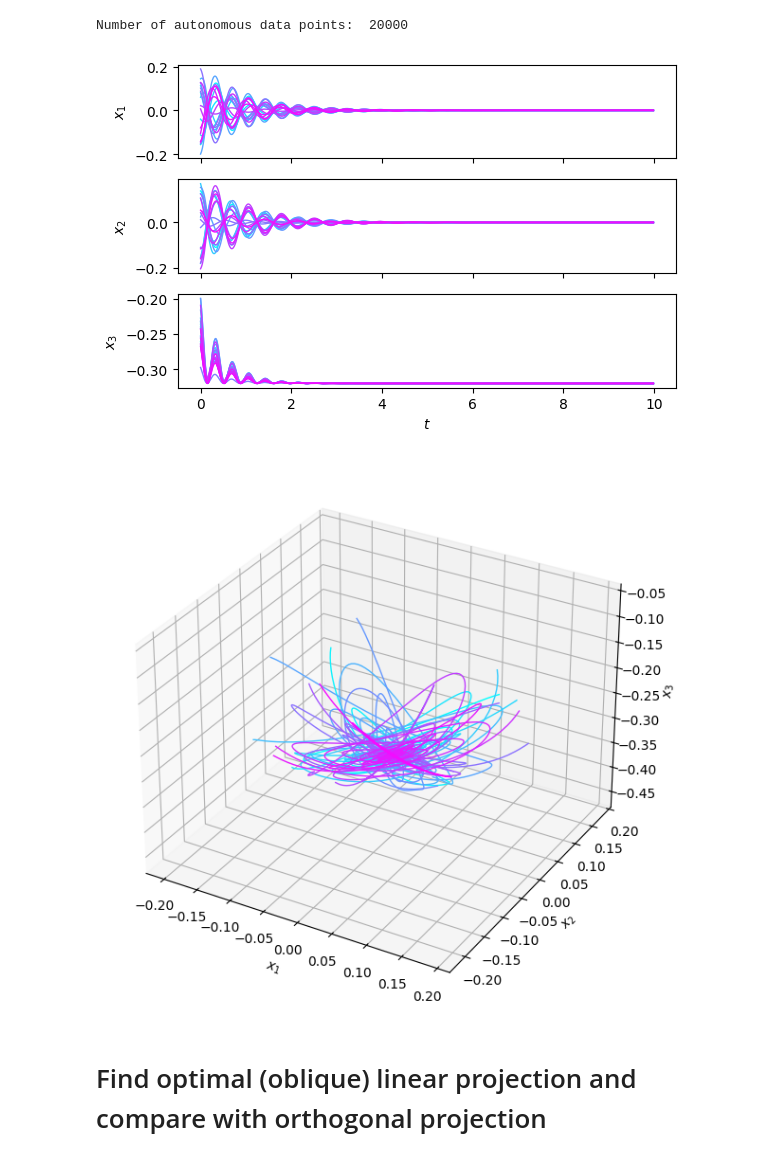
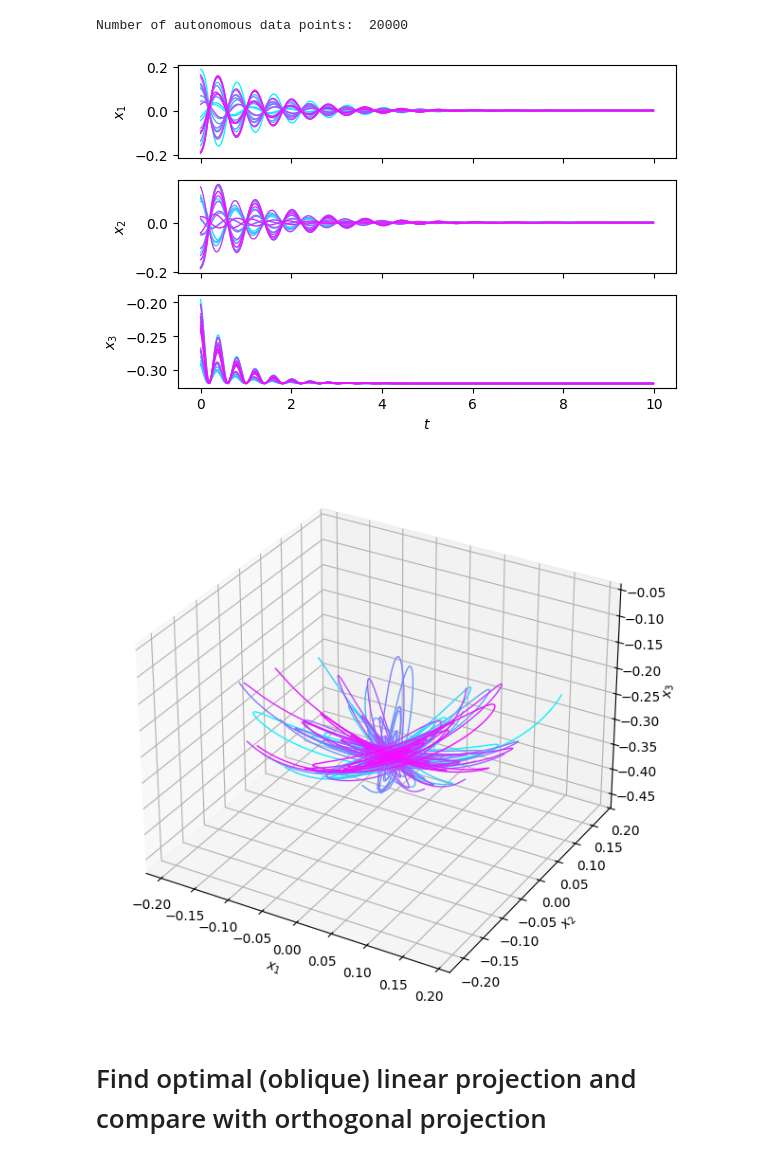
Before and after one commit to patrick-benito/Opt-SSM, a Jupyter notebook: examples/trunk_robot.ipynb, the cells around one changed output. Cells and saved outputs as stored; diff of their text form; code cells hidden in the pictures.

```diff
--- a/examples/trunk_robot.ipynb
+++ b/examples/trunk_robot.ipynb
@@ -49,8 +54,8 @@ def collect_data(system: Trunk,
 
     if policy == "harmonic":
         policy = HarmonicPolicy(
-            frequency_range=[0.0, 2.0],
-            amplitude_range=[0.0, 10.0],
+            frequency_range=[0.5, 5],
+            amplitude_range=[0.5, 2.5],
             phase_range=[0, 2 * np.pi],
             num_segments=trunk.num_segments
         )
@@ -74,35 +79,35 @@ def collect_data(system: Trunk,
 
         rollout(
             simulator=system.simulator,
             policy=policy,
             data=data,
             duration=system.duration,
             render_video=system.render_video,
             video_filename=os.path.join(
                 system.data_folder, "videos", f"rollout_{rollout_idx}.mp4"
             ),
             stop_at_convergence=system.stop_at_convergence,
             traj_ID = rollout_idx
         )
 
     data.save_to_csv(os.path.join(system.data_folder, name + ".csv"))
 
 
 if COLLECT:
     collect_data(trunk, trunk_aut_data)
 else:
     trunk_aut_data.load_from_csv(os.path.join(trunk.data_folder, "autonomous_data.csv"))
 print("Number of autonomous data points: ", len(trunk_aut_data))
 
 # Extract arrays
 tss, aut_trajs, _, _ = trunk_aut_data.convert_to_arrays()
 
 # Visualize tip trajectories
 plot_trajectories(aut_trajs[:, 12:15], tss[0])
 # %% [output]
 Number of autonomous data points:  20000
-[figure, old version]
+[figure, new version]
-[figure, old version]
+[figure, new version]
 # %% [markdown]
 # Find optimal (oblique) linear projection and compare with orthogonal projection
 # %%
```
Also changed, not shown: parts of 9 cells of this notebook, 7 other files.
